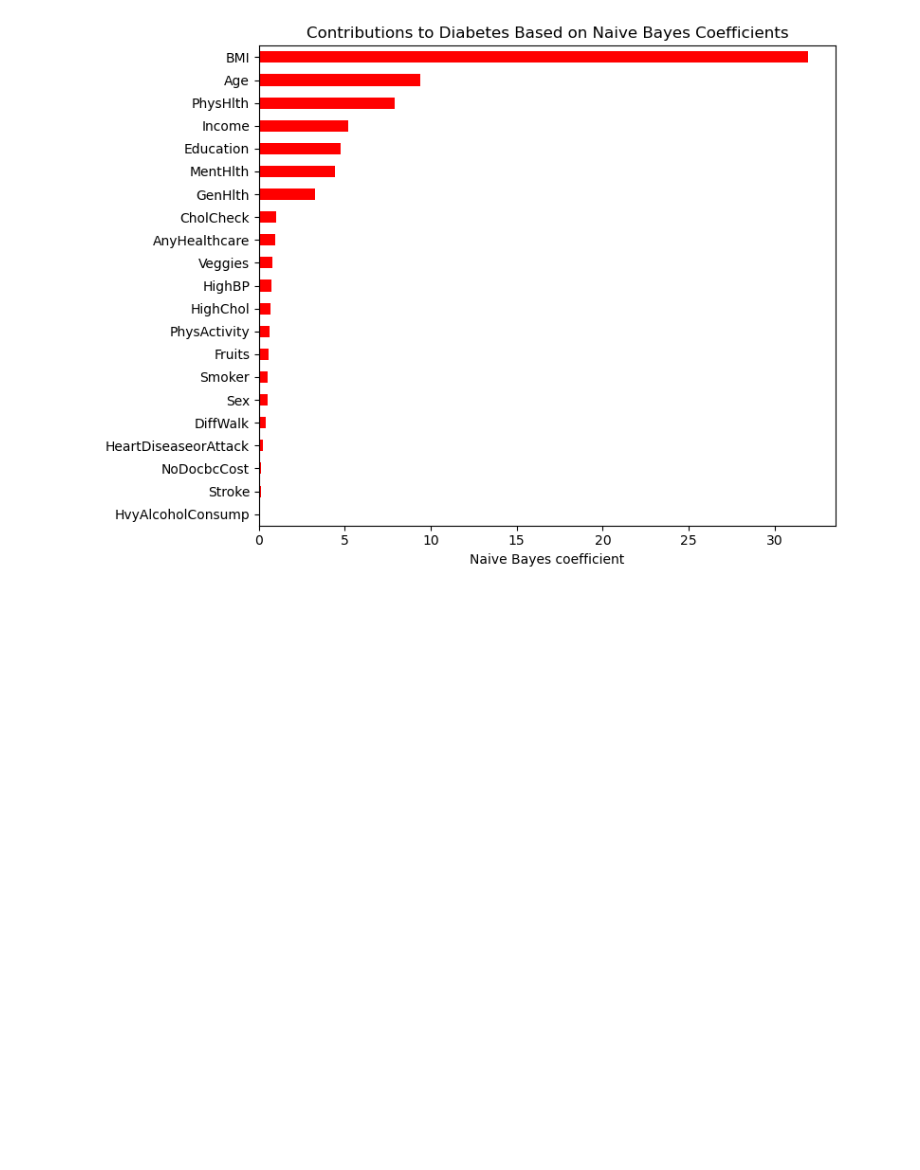
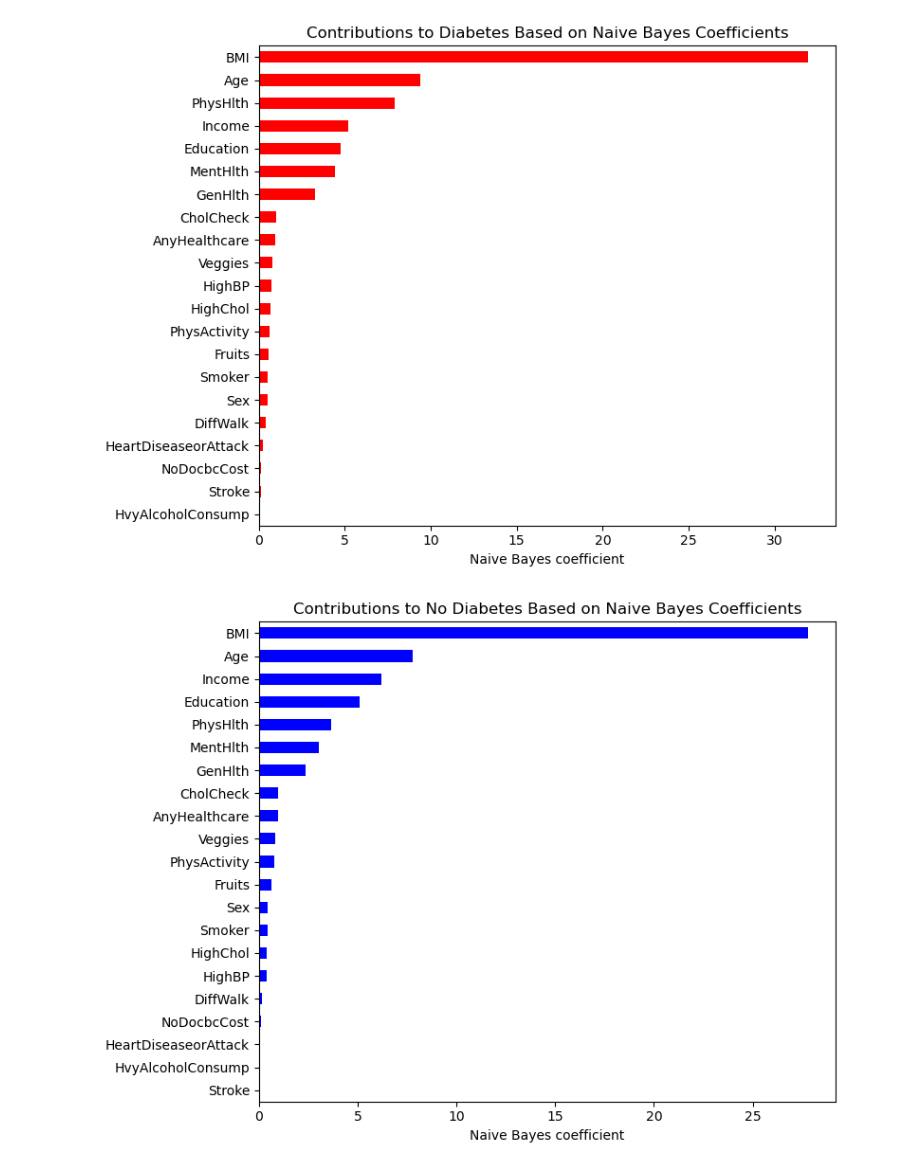
Before and after one commit to pponn/DS4400_Final_Project, a Jupyter notebook: NaiveBayes.ipynb, the cells around one changed output. Saved outputs shown, nothing was run; the diff lists cells and outputs as text; code cells hidden in the pictures; blank space fills up the shorter version.

```diff
--- a/NaiveBayes.ipynb
+++ b/NaiveBayes.ipynb
@@ -91,3 +82,20 @@ plt.tight_layout()
 plt.show()
 # %% [output]
 [figure]
+# %%
+# positive = increases diabetes score (contributes to diabetes), negative = decreases it
+coef_df = pd.DataFrame(model.theta_[:1], columns=X.columns, index=["No Diab vs Diab"])
+
+coef_series = coef_df.loc["No Diab vs Diab"].sort_values()
+
+fig, ax = plt.subplots(figsize=(8, 6))
+colors = ['blue' for v in coef_series]
+coef_series.plot(kind='barh', ax=ax, color=colors)
+
+ax.axvline(0, color='black')
+ax.set_xlabel('Naive Bayes coefficient')
+ax.set_title('Contributions to No Diabetes Based on Naive Bayes Coefficients')
+plt.tight_layout()
+plt.show()
+# %% [output]
+[figure, added]
```
Also changed, not shown: parts of 1 cell of this notebook.
